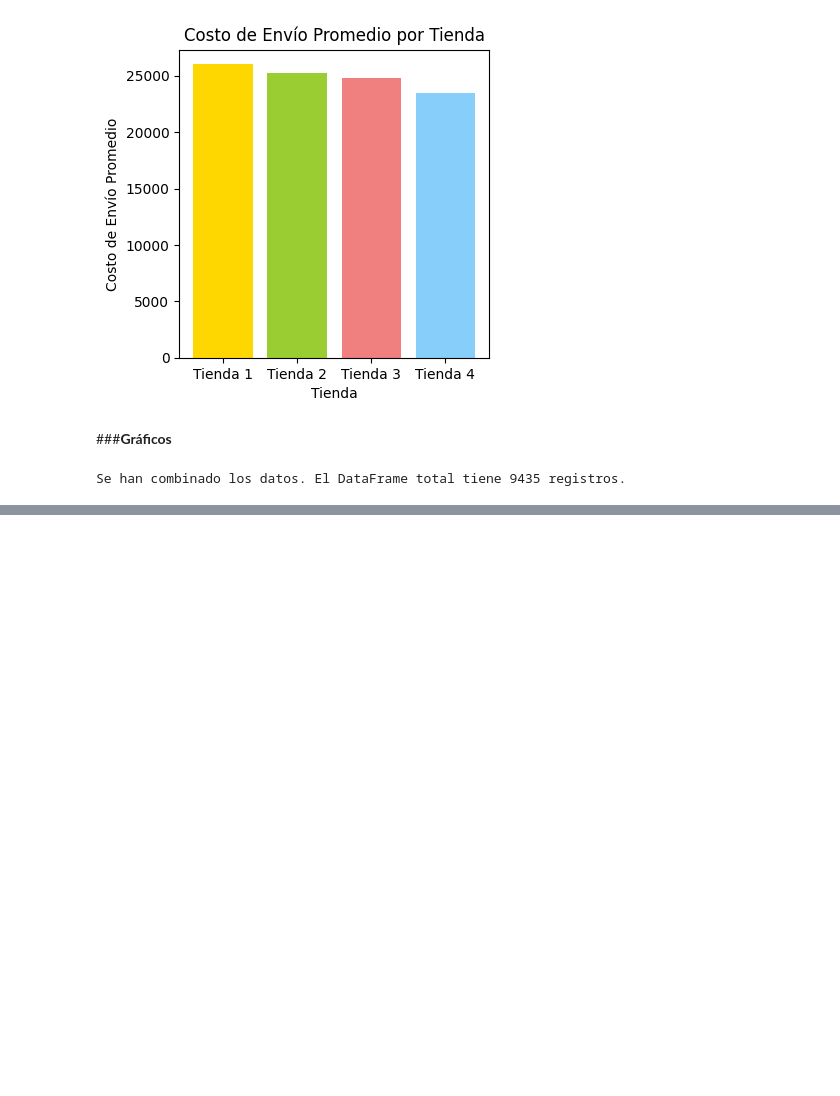
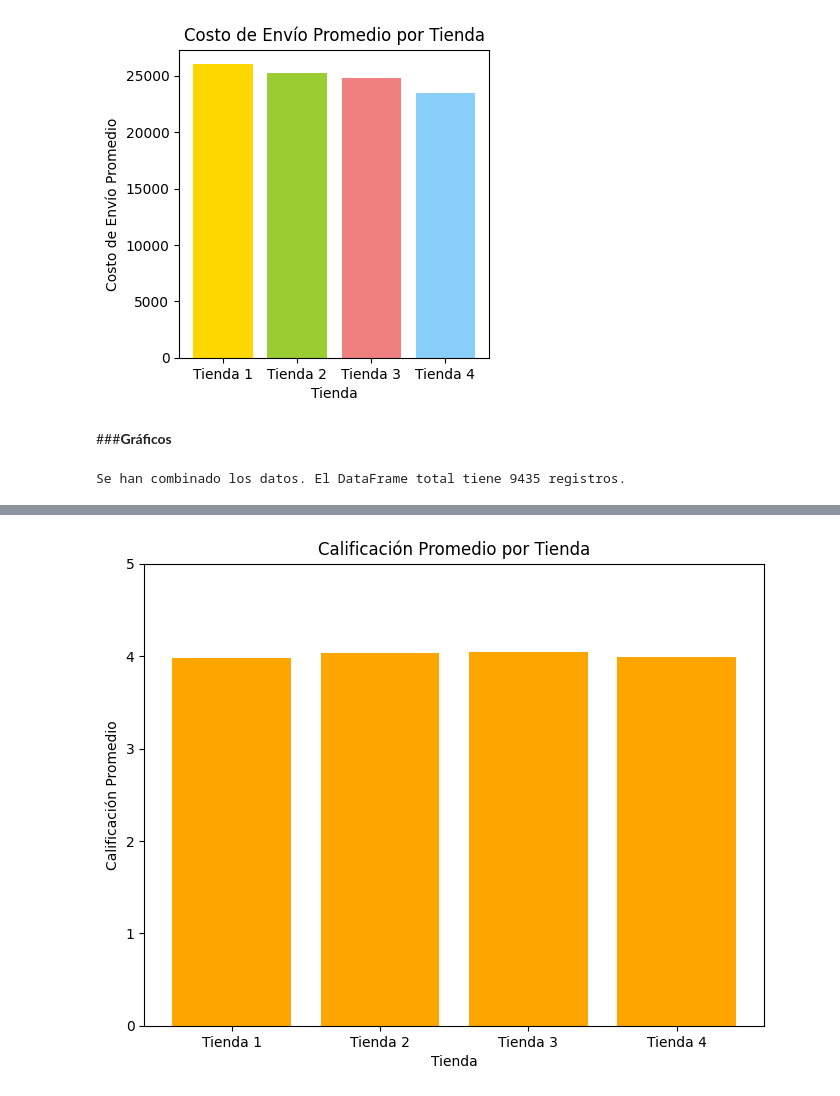
Before and after one commit to Gaby46Pe/AprendiendoGit, a Jupyter notebook: AluraStoreLatam.ipynb, the cells around one changed output, grey strips where cells are left out. Cells and saved outputs as stored; diff of their text form; code cells hidden in the pictures; blank space fills up the shorter version.

```diff
--- a/AluraStoreLatam.ipynb
+++ b/AluraStoreLatam.ipynb
@@ -1042,0 +1126,12 @@ plt.show()
+# %%
+calificaciones_list = list(calificaciones.values())
+
+plt.figure(figsize=(8,6))
+plt.bar(tiendas_names, calificaciones_list, color='orange')
+plt.title('Calificación Promedio por Tienda')
+plt.xlabel('Tienda')
+plt.ylabel('Calificación Promedio')
+plt.ylim(0, 5)  # Asumiendo escala de 1 a 5
+plt.show()
+# %% [output]
+[figure, added]
```
Also changed, not shown: parts of 13 cells of this notebook.
